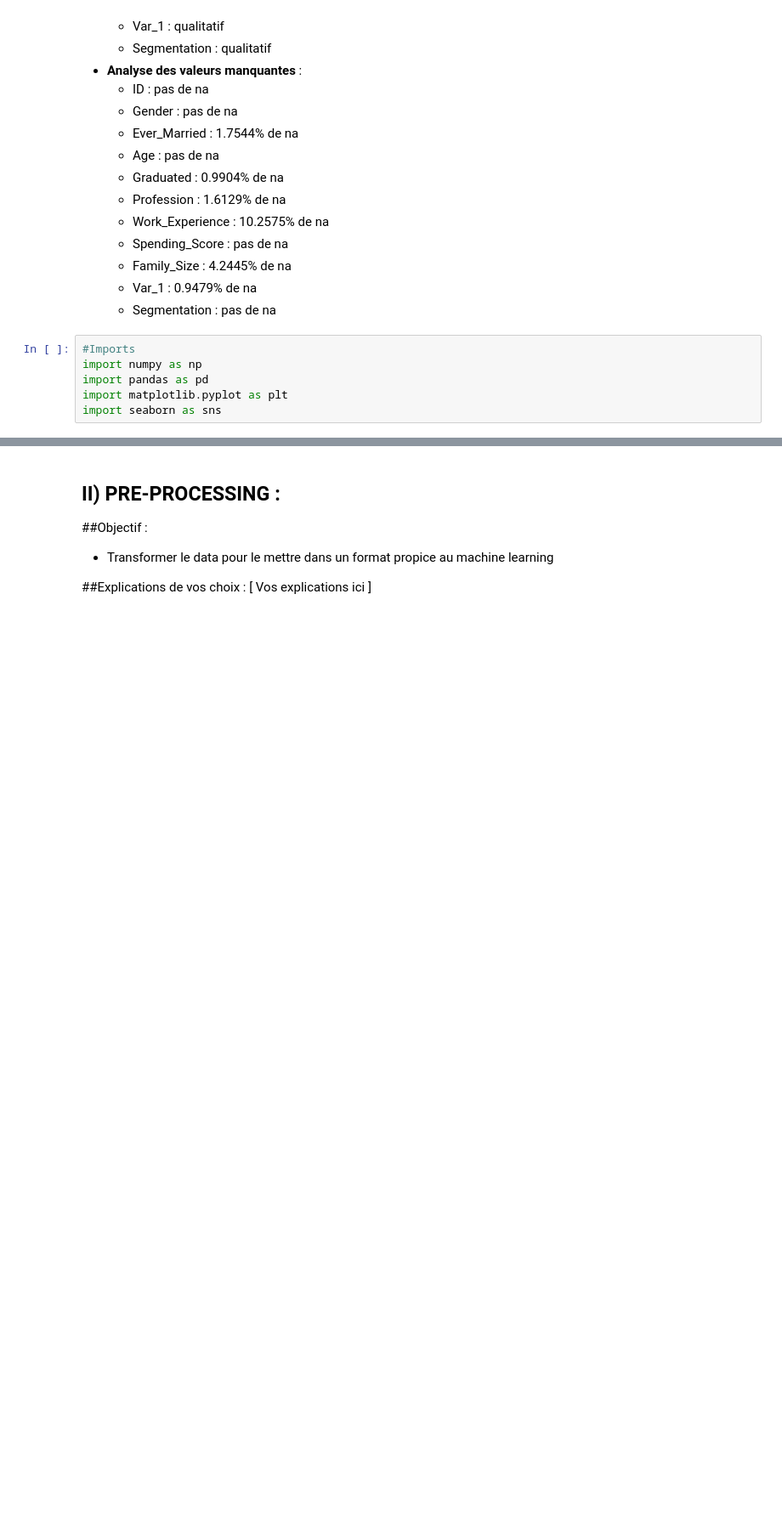
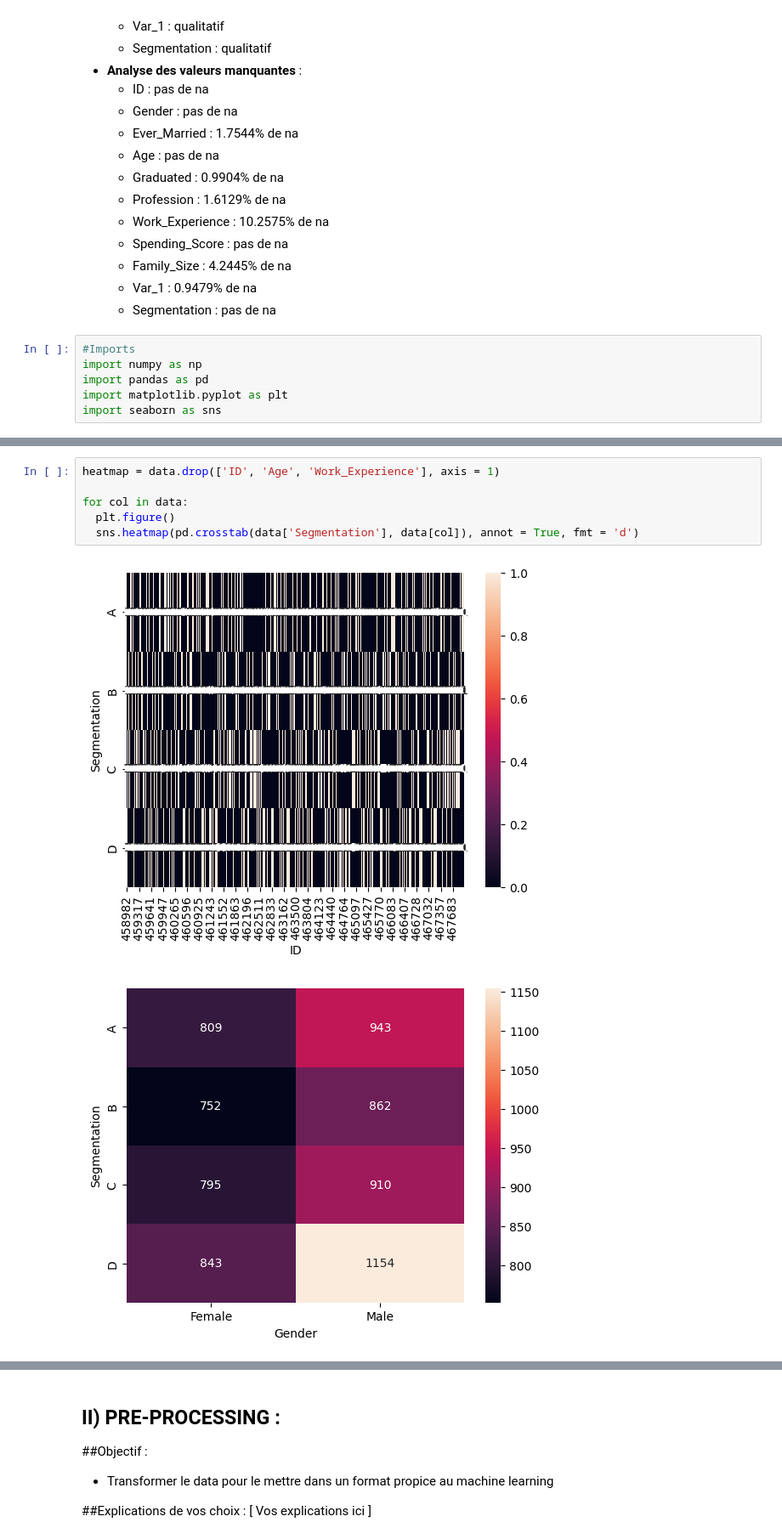
Before and after one commit to Ractouf/3BIN-Q1-ML, a Jupyter notebook: S6-7/BIN3100_ML_S6_Projet_Récapitulatif_2023.ipynb, the cells around one changed output, grey strips where cells are left out. Shown: that part at 85% size. Cells and saved outputs as stored; diff of their text form; blank space fills up the shorter version.

```diff
--- a/S6-7/BIN3100_ML_S6_Projet_Récapitulatif_2023.ipynb
+++ b/S6-7/BIN3100_ML_S6_Projet_Récapitulatif_2023.ipynb
@@ -229,0 +304,9 @@ Name: Segmentation, dtype: int64
+# %%
+heatmap = data.drop(['ID', 'Age', 'Work_Experience'], axis = 1)
+
+for col in data:
+  plt.figure()
+  sns.heatmap(pd.crosstab(data['Segmentation'], data[col]), annot = True, fmt = 'd')
+# %% [output]
+[figure, added]
+[figure, added]
```
Also changed, not shown: parts of 13 cells of this notebook.
